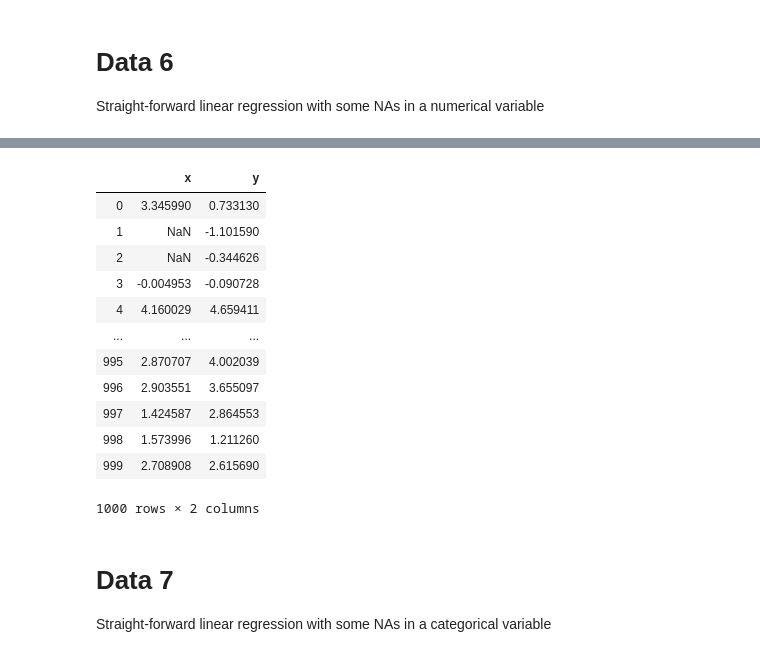
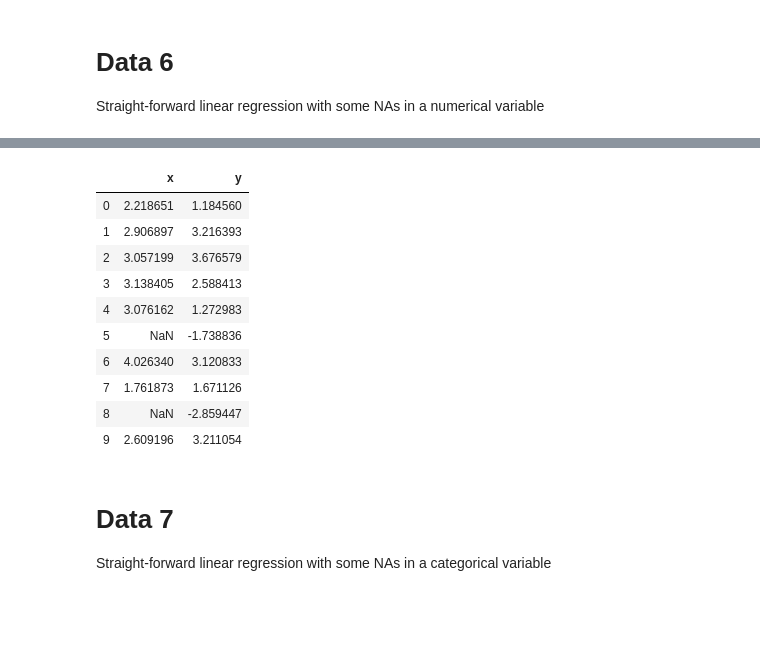
Before and after one commit to derek-damron/python_playground, a Jupyter notebook: modelling/data/generate_data.ipynb, the cells around one changed output, grey strips where cells are left out. Drawn from its saved outputs; the diff is of its cells as text; code cells hidden in the pictures; blank space fills up the shorter version.

```diff
--- a/modelling/data/generate_data.ipynb
+++ b/modelling/data/generate_data.ipynb
@@ -162,21 +162,19 @@ df6.fillna(-5).plot('x', 'y', kind='scatter')
 df6.sample(frac=1).to_csv('df6.csv', index=False)
 # %%
 # Inspect
-pd.read_csv('df6.csv')
+pd.read_csv('df6.csv').head(10)
 # %% [output]
 |  | x | y |
-| 0 | 3.345990 | 0.733130 |
-| 1 | NaN | -1.101590 |
-| 2 | NaN | -0.344626 |
-| 3 | -0.004953 | -0.090728 |
-| 4 | 4.160029 | 4.659411 |
-| ... | ... | ... |
-| 995 | 2.870707 | 4.002039 |
-| 996 | 2.903551 | 3.655097 |
-| 997 | 1.424587 | 2.864553 |
-| 998 | 1.573996 | 1.211260 |
-| 999 | 2.708908 | 2.615690 |
+| 0 | 2.218651 | 1.184560 |
+| 1 | 2.906897 | 3.216393 |
+| 2 | 3.057199 | 3.676579 |
+| 3 | 3.138405 | 2.588413 |
+| 4 | 3.076162 | 1.272983 |
+| 5 | NaN | -1.738836 |
+| 6 | 4.026340 | 3.120833 |
+| 7 | 1.761873 | 1.671126 |
+| 8 | NaN | -2.859447 |
+| 9 | 2.609196 | 3.211054 |
-1000 rows × 2 columns
 # %% [markdown]
 # Data 7
 
```
Also changed, not shown: parts of 6 cells of this notebook.
